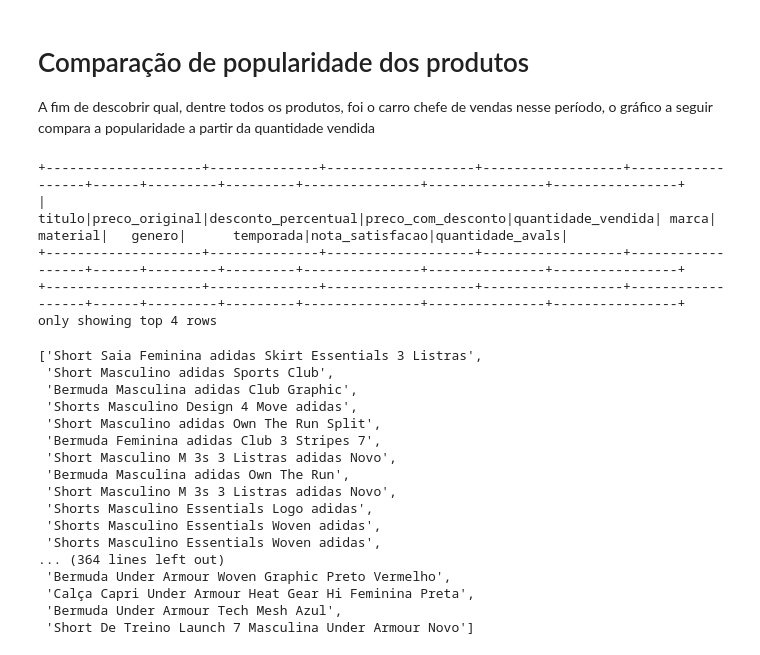
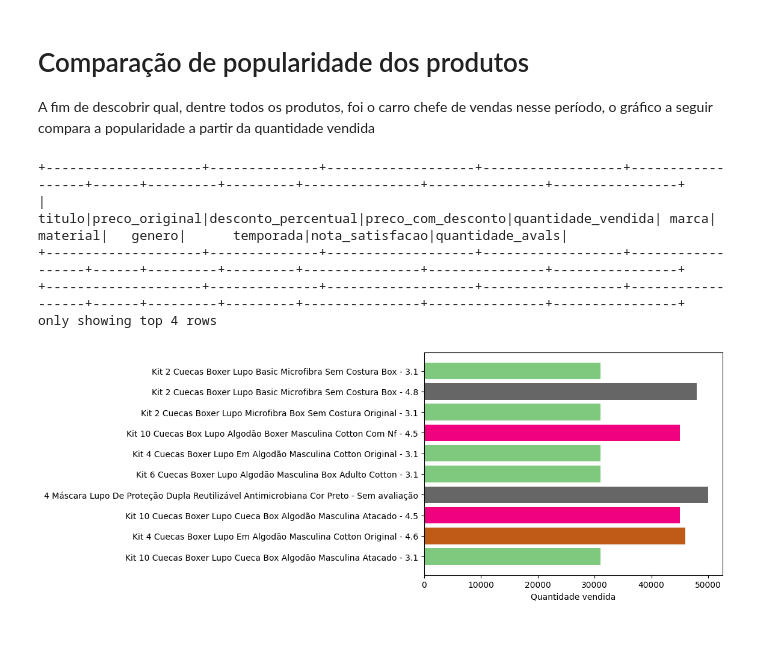
Before and after one commit to ThiagoKS-7/a3-analise-e-bigdata, a Jupyter notebook: a3-analise-dado.ipynb, the cells around one changed output. Saved outputs shown, nothing was run; the diff lists cells and outputs as text; code cells hidden in the pictures.

```diff
--- a/a3-analise-dado.ipynb
+++ b/a3-analise-dado.ipynb
@@ -419,34 +429,25 @@ monta_grafico_barra(temporadas, lista_qtd_cada_marca, colors, "Quantidade vendid
 # Comparação de popularidade dos produtos
 
 A fim de descobrir qual, dentre todos os produtos, foi o carro chefe de vendas nesse período, o gráfico a seguir compara a popularidade a partir da quantidade vendida
-# %%
-dados_marcas_populares.show(9999)
-
-titulos = [
-    row[0] for row in
-    dados_marcas_populares.select("titulo").collect()
-]
-titulos
-# %% [output]
-+--------------------+--------------+-------------------+------------------+------------------+------+---------+---------+---------------+---------------+----------------+
-|              titulo|preco_original|desconto_percentual|preco_com_desconto|quantidade_vendida| marca| material|   genero|      temporada|nota_satisfacao|quantidade_avals|
-+--------------------+--------------+-------------------+------------------+------------------+------+---------+---------+---------------+---------------+----------------+
-+--------------------+--------------+-------------------+------------------+------------------+------+---------+---------+---------------+---------------+----------------+
-only showing top 4 rows
-['Short Saia Feminina adidas Skirt Essentials 3 Listras',
- 'Short Masculino adidas Sports Club',
- 'Bermuda Masculina adidas Club Graphic',
- 'Shorts Masculino Design 4 Move adidas',
- 'Short Masculino adidas Own The Run Split',
- 'Bermuda Feminina adidas Club 3 Stripes 7',
- 'Short Masculino M 3s 3 Listras adidas Novo',
- 'Bermuda Masculina adidas Own The Run',
- 'Short Masculino M 3s 3 Listras adidas Novo',
- 'Shorts Masculino Essentials Logo adidas',
- 'Shorts Masculino Essentials Woven adidas',
- 'Shorts Masculino Essentials Woven adidas',
-... (364 lines left out)
- 'Bermuda Under Armour Woven Graphic Preto Vermelho',
- 'Calça Capri Under Armour Heat Gear Hi Feminina Preta',
- 'Bermuda Under Armour Tech Mesh Azul',
- 'Short De Treino Launch 7 Masculina Under Armour Novo']
+# %%
+dados_marcas_populares.show(4)
+
+titulos = [
+    (row[0] + " - "+ str(row[2])) for row in
+    dados_marcas_populares.select("titulo", "quantidade_vendida", "nota_satisfacao").distinct().where(dados_marcas_populares.quantidade_vendida >= 10000).collect()
+]
+titulos
+pontuacoes = [
+    (float(row[1]) * (float(row[2]) if (row[2] != "Sem avaliação" and float(row[2]) !=0) else 1)) for row in
+    dados_marcas_populares.select("titulo", "quantidade_vendida", "nota_satisfacao").distinct().where(dados_marcas_populares.quantidade_vendida >= 10000).collect()
+]
+cmap = matplotlib.cm.Accent
+colors = monta_lista_cores(pontuacoes,cmap)
+monta_barras_horizontais(titulos, pontuacoes, colors, 'Quantidade vendida')
+# %% [output]
++--------------------+--------------+-------------------+------------------+------------------+------+---------+---------+---------------+---------------+----------------+
+|              titulo|preco_original|desconto_percentual|preco_com_desconto|quantidade_vendida| marca| material|   genero|      temporada|nota_satisfacao|quantidade_avals|
++--------------------+--------------+-------------------+------------------+------------------+------+---------+---------+---------------+---------------+----------------+
++--------------------+--------------+-------------------+------------------+------------------+------+---------+---------+---------------+---------------+----------------+
+only showing top 4 rows
+[figure, added]
```
Also changed, not shown: parts of 6 cells of this notebook, 1 other file.
